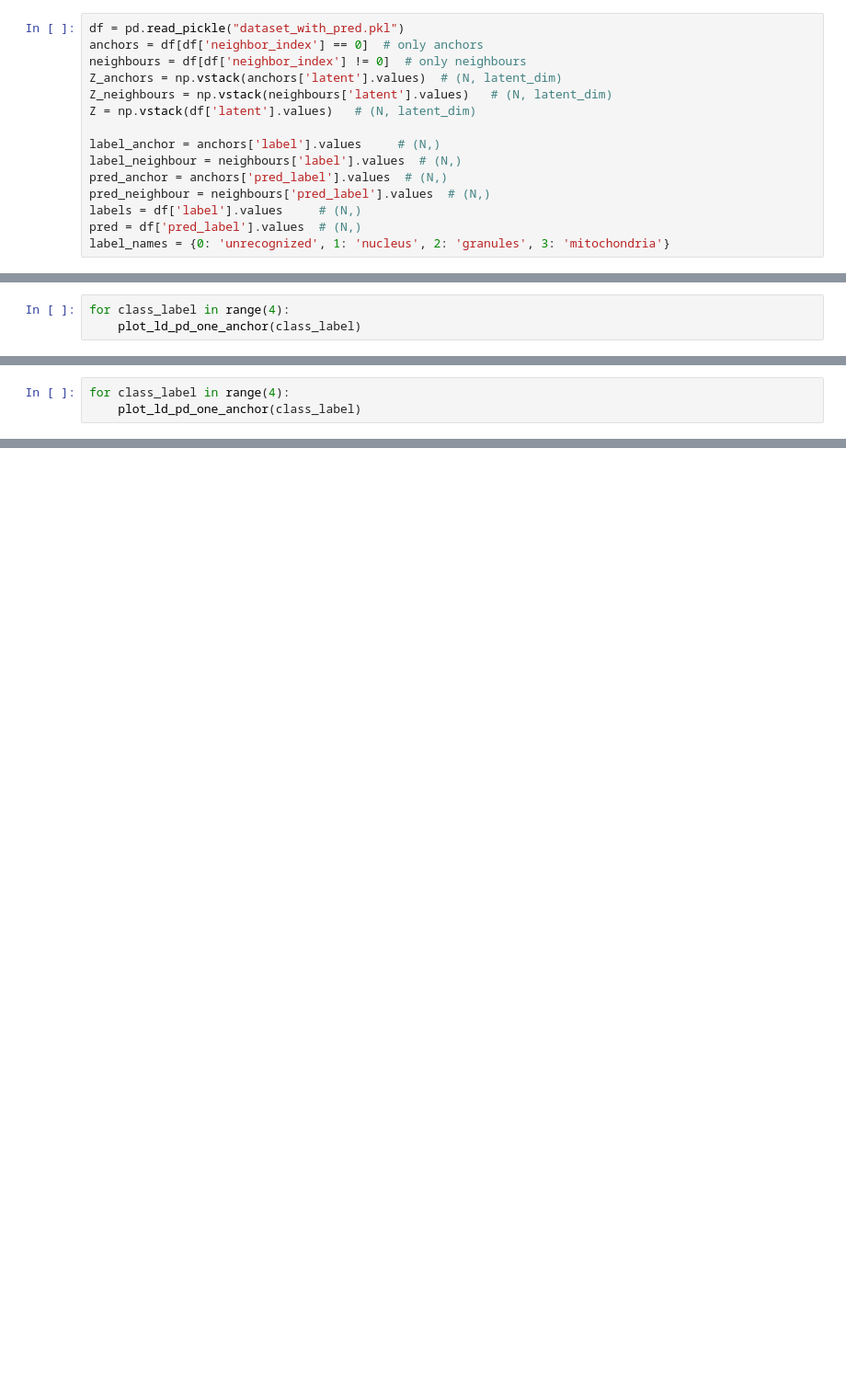
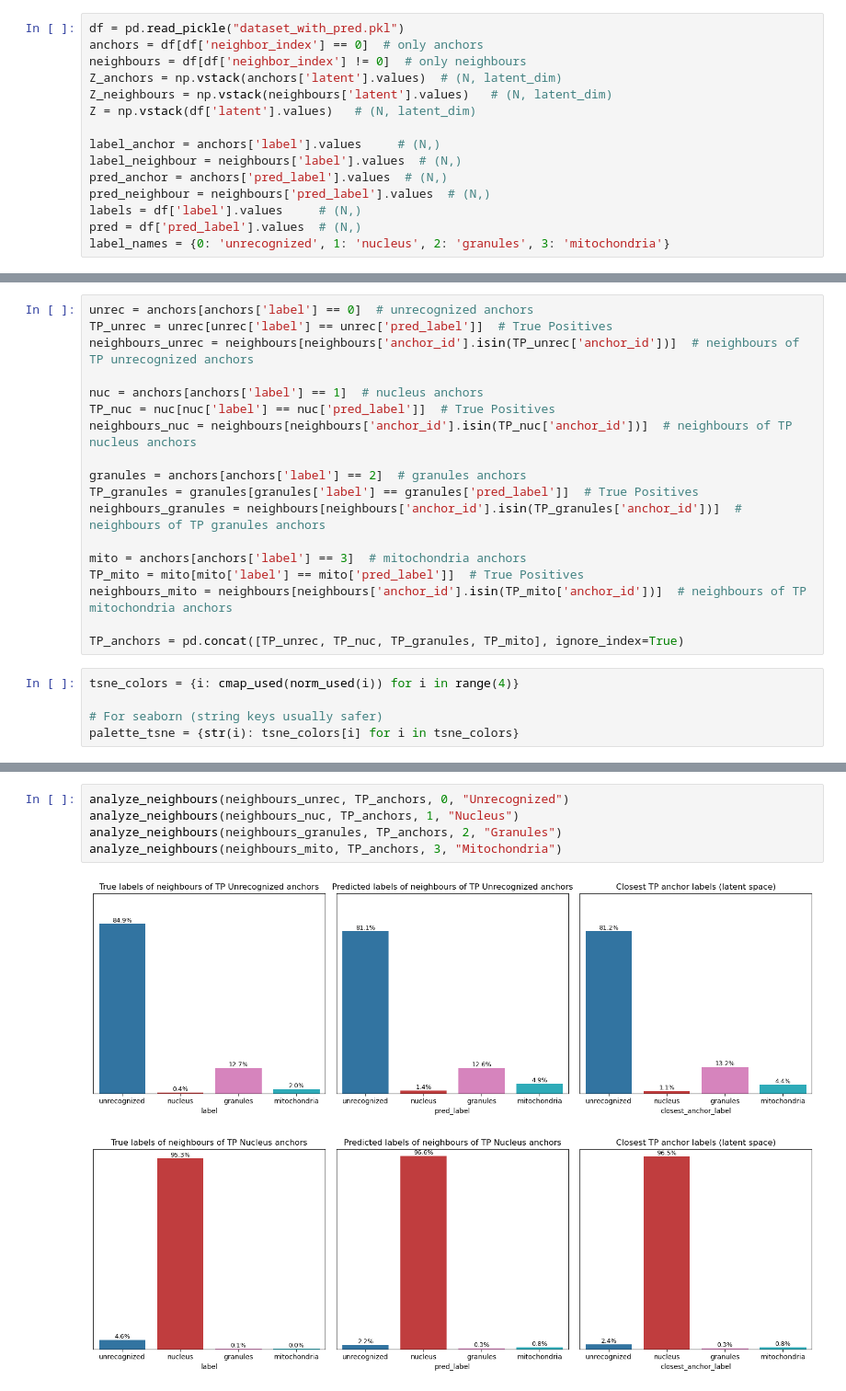
Before and after one commit to shei-dark/HDN, a Jupyter notebook: statistical_analysis.ipynb, the cells around one changed output, grey strips where cells are left out. Shown at 92% size. Drawn from its saved outputs; the diff is of its cells as text; blank space fills up the shorter version.

```diff
--- a/statistical_analysis.ipynb
+++ b/statistical_analysis.ipynb
@@ -504,3 +314,0 @@ def plot_ld_pd_one_anchor(class_label):
-# %%
-for class_label in range(4):
-    plot_ld_pd_one_anchor(class_label)
@@ -650,3 +314,0 @@ def plot_ld_pd_one_anchor(class_label):
-# %%
-for class_label in range(4):
-    plot_ld_pd_one_anchor(class_label)
@@ -657,0 +315,23 @@ for class_label in range(4):
+# %%
+unrec = anchors[anchors['label'] == 0]  # unrecognized anchors
+TP_unrec = unrec[unrec['label'] == unrec['pred_label']]  # True Positives
+neighbours_unrec = neighbours[neighbours['anchor_id'].isin(TP_unrec['anchor_id'])]  # neighbours of TP unrecognized anchors
+
+nuc = anchors[anchors['label'] == 1]  # nucleus anchors
+TP_nuc = nuc[nuc['label'] == nuc['pred_label']]  # True Positives
+neighbours_nuc = neighbours[neighbours['anchor_id'].isin(TP_nuc['anchor_id'])]  # neighbours of TP nucleus anchors
+
+granules = anchors[anchors['label'] == 2]  # granules anchors
+TP_granules = granules[granules['label'] == granules['pred_label']]  # True Positives
+neighbours_granules = neighbours[neighbours['anchor_id'].isin(TP_granules['anchor_id'])]  # neighbours of TP granules anchors
+
+mito = anchors[anchors['label'] == 3]  # mitochondria anchors
+TP_mito = mito[mito['label'] == mito['pred_label']]  # True Positives
+neighbours_mito = neighbours[neighbours['anchor_id'].isin(TP_mito['anchor_id'])]  # neighbours of TP mitochondria anchors
+
+TP_anchors = pd.concat([TP_unrec, TP_nuc, TP_granules, TP_mito], ignore_index=True)
+# %%
+tsne_colors = {i: cmap_used(norm_used(i)) for i in range(4)}
+
+# For seaborn (string keys usually safer)
+palette_tsne = {str(i): tsne_colors[i] for i in tsne_colors}
@@ -657,0 +397,8 @@ for class_label in range(4):
+# %%
+analyze_neighbours(neighbours_unrec, TP_anchors, 0, "Unrecognized")
+analyze_neighbours(neighbours_nuc, TP_anchors, 1, "Nucleus")
+analyze_neighbours(neighbours_granules, TP_anchors, 2, "Granules")
+analyze_neighbours(neighbours_mito, TP_anchors, 3, "Mitochondria")
+# %% [output]
+[figure, added]
+[figure, added]
```
Also changed, not shown: parts of 20 cells of this notebook.
